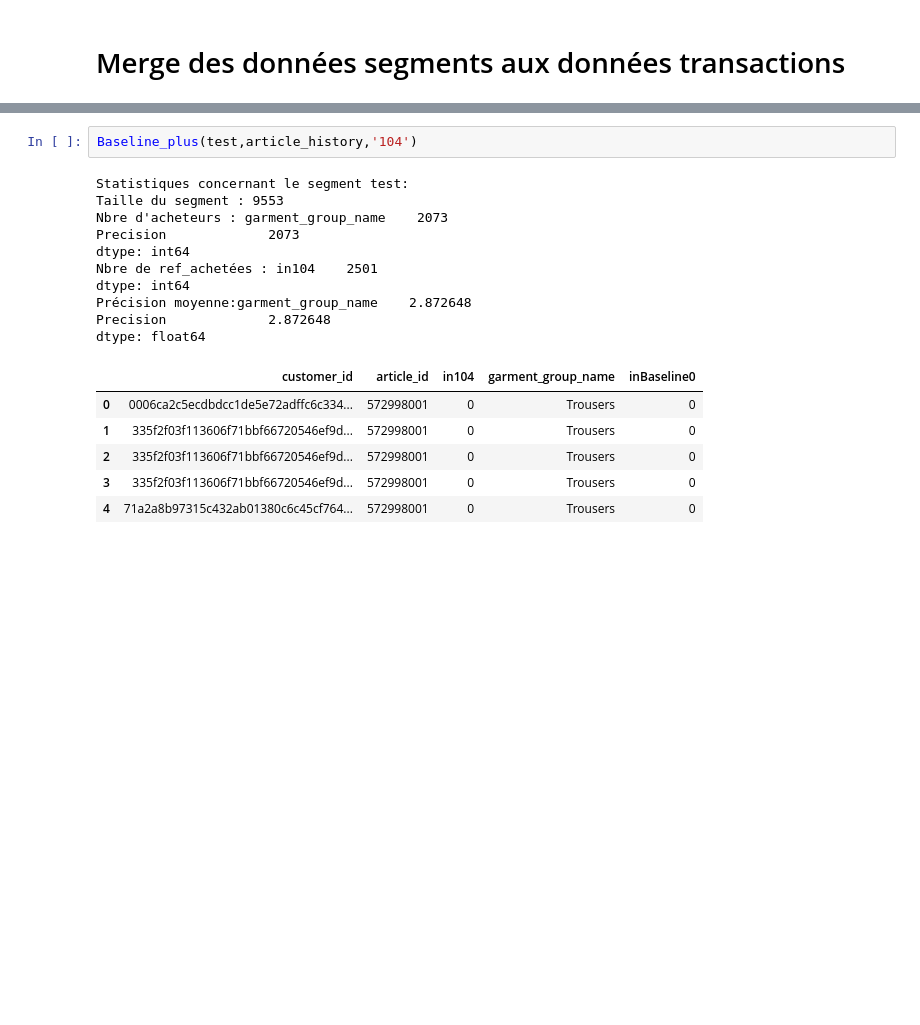
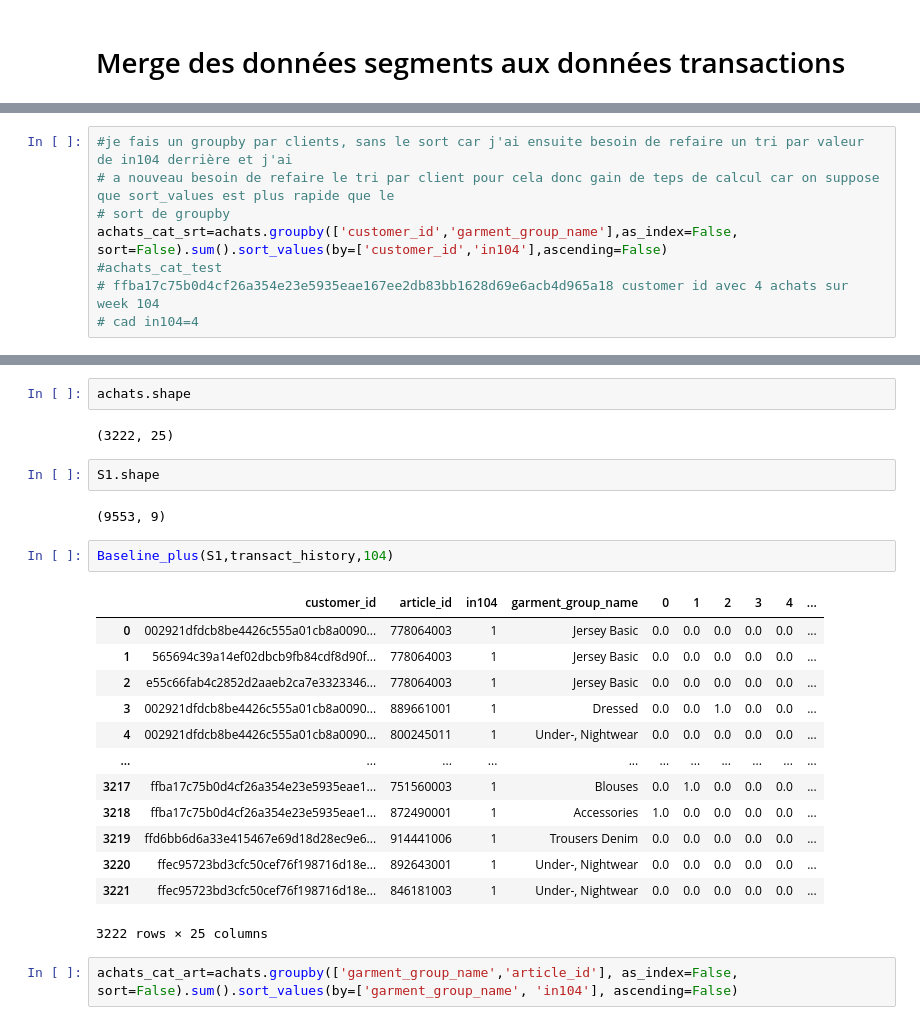
Before and after one commit to NaceurJed/celfernandes, a Jupyter notebook: notebooks/Baseline+_with_matrix_age_x_catprod.ipynb, the cells around one changed output, grey strips where cells are left out. Cells and saved outputs as stored; diff of their text form; blank space fills up the shorter version.

```diff
--- a/notebooks/Baseline+_with_matrix_age_x_catprod.ipynb
+++ b/notebooks/Baseline+_with_matrix_age_x_catprod.ipynb
@@ -371,0 +297,8 @@ test
+# %%
+#je fais un groupby par clients, sans le sort car j'ai ensuite besoin de refaire un tri par valeur de in104 derrière et j'ai
+# a nouveau besoin de refaire le tri par client pour cela donc gain de teps de calcul car on suppose que sort_values est plus rapide que le
+# sort de groupby
+achats_cat_srt=achats.groupby(['customer_id','garment_group_name'],as_index=False, sort=False).sum().sort_values(by=['customer_id','in104'],ascending=False)
+#achats_cat_test
+# ffba17c75b0d4cf26a354e23e5935eae167ee2db83bb1628d69e6acb4d965a18 customer id avec 4 achats sur week 104
+# cad in104=4
@@ -421,19 +436,26 @@ Baseline_0(test,article_history,'104')
+# %%
+achats.shape
+# %% [output]
+(3222, 25)
+# %%
+S1.shape
+# %% [output]
+(9553, 9)
 # %%
-Baseline_plus(test,article_history,'104')
+Baseline_plus(S1,transact_history,104)
 # %% [output]
+|  | customer_id | article_id | in104 | garment_group_name | 0 | 1 | 2 | 3 | 4 | ... |
+| 0 | 002921dfdcb8be4426c555a01cb8a0090... | 778064003 | 1 | Jersey Basic | 0.0 | 0.0 | 0.0 | 0.0 | 0.0 | ... |
+| 1 | 565694c39a14ef02dbcb9fb84cdf8d90f... | 778064003 | 1 | Jersey Basic | 0.0 | 0.0 | 0.0 | 0.0 | 0.0 | ... |
+| 2 | e55c66fab4c2852d2aaeb2ca7e3323346... | 778064003 | 1 | Jersey Basic | 0.0 | 0.0 | 0.0 | 0.0 | 0.0 | ... |
+| 3 | 002921dfdcb8be4426c555a01cb8a0090... | 889661001 | 1 | Dressed | 0.0 | 0.0 | 1.0 | 0.0 | 0.0 | ... |
+| 4 | 002921dfdcb8be4426c555a01cb8a0090... | 800245011 | 1 | Under-, Nightwear | 0.0 | 0.0 | 0.0 | 0.0 | 0.0 | ... |
+| ... | ... | ... | ... | ... | ... | ... | ... | ... | ... | ... |
+| 3217 | ffba17c75b0d4cf26a354e23e5935eae1... | 751560003 | 1 | Blouses | 0.0 | 1.0 | 0.0 | 0.0 | 0.0 | ... |
+| 3218 | ffba17c75b0d4cf26a354e23e5935eae1... | 872490001 | 1 | Accessories | 1.0 | 0.0 | 0.0 | 0.0 | 0.0 | ... |
+| 3219 | ffd6bb6d6a33e415467e69d18d28ec9e6... | 914441006 | 1 | Trousers Denim | 0.0 | 0.0 | 0.0 | 0.0 | 0.0 | ... |
+| 3220 | ffec95723bd3cfc50cef76f198716d18e... | 892643001 | 1 | Under-, Nightwear | 0.0 | 0.0 | 0.0 | 0.0 | 0.0 | ... |
+| 3221 | ffec95723bd3cfc50cef76f198716d18e... | 846181003 | 1 | Under-, Nightwear | 0.0 | 0.0 | 0.0 | 0.0 | 0.0 | ... |
-Statistiques concernant le segment test:
-Taille du segment : 9553
-Nbre d'acheteurs : garment_group_name    2073
-Precision             2073
-dtype: int64
-Nbre de ref_achetées : in104    2501
-dtype: int64
-Précision moyenne:garment_group_name    2.872648
-Precision             2.872648
-dtype: float64
+3222 rows × 25 columns
-|  | customer_id | article_id | in104 | garment_group_name | inBaseline0 |
-| 0 | 0006ca2c5ecdbdcc1de5e72adffc6c334... | 572998001 | 0 | Trousers | 0 |
-| 1 | 335f2f03f113606f71bbf66720546ef9d... | 572998001 | 0 | Trousers | 0 |
-| 2 | 335f2f03f113606f71bbf66720546ef9d... | 572998001 | 0 | Trousers | 0 |
-| 3 | 335f2f03f113606f71bbf66720546ef9d... | 572998001 | 0 | Trousers | 0 |
-| 4 | 71a2a8b97315c432ab01380c6c45cf764... | 572998001 | 0 | Trousers | 0 |
+# %%
+achats_cat_art=achats.groupby(['garment_group_name','article_id'], as_index=False, sort=False).sum().sort_values(by=['garment_group_name', 'in104'], ascending=False)
```
Also changed, not shown: parts of 46 cells of this notebook, 1 other file.
